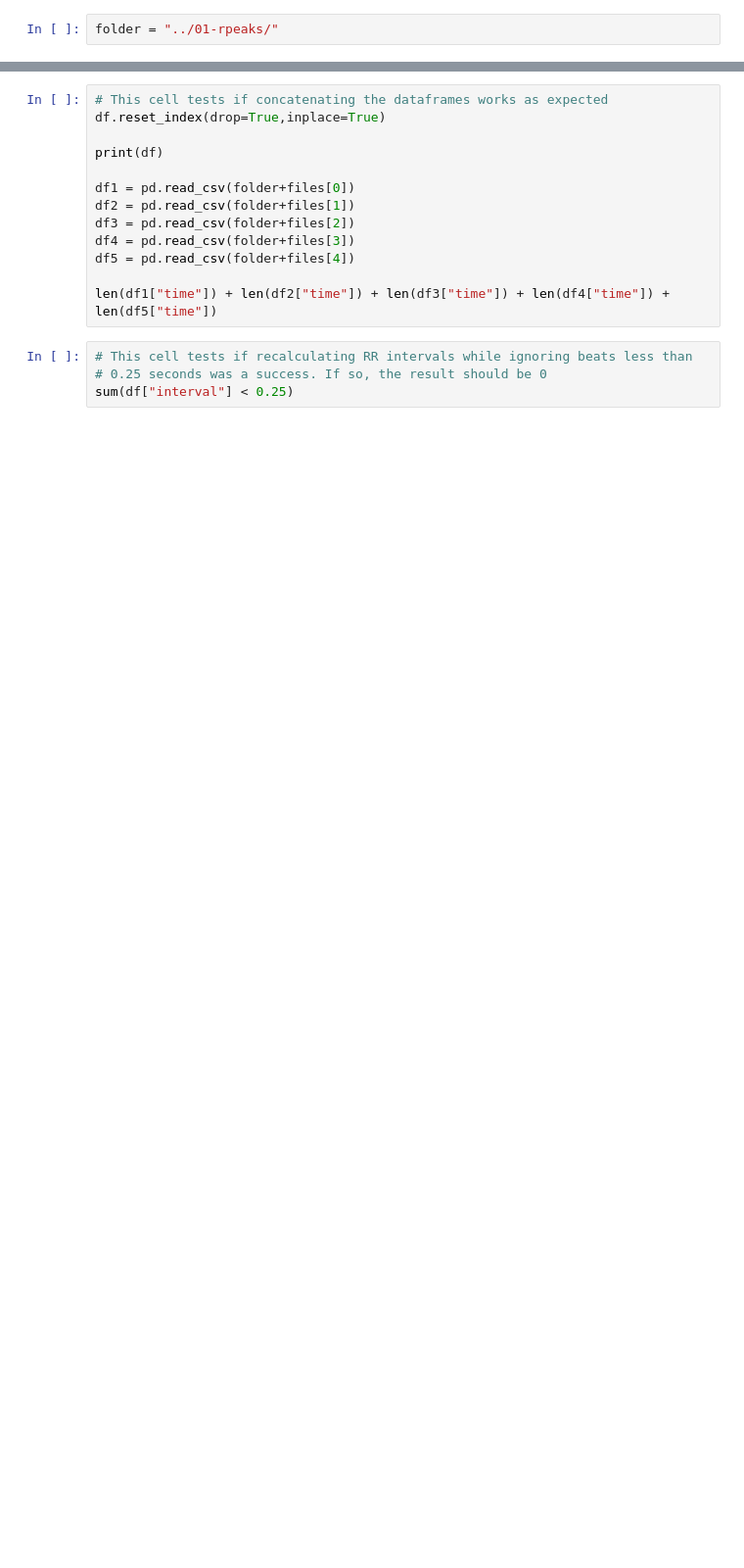
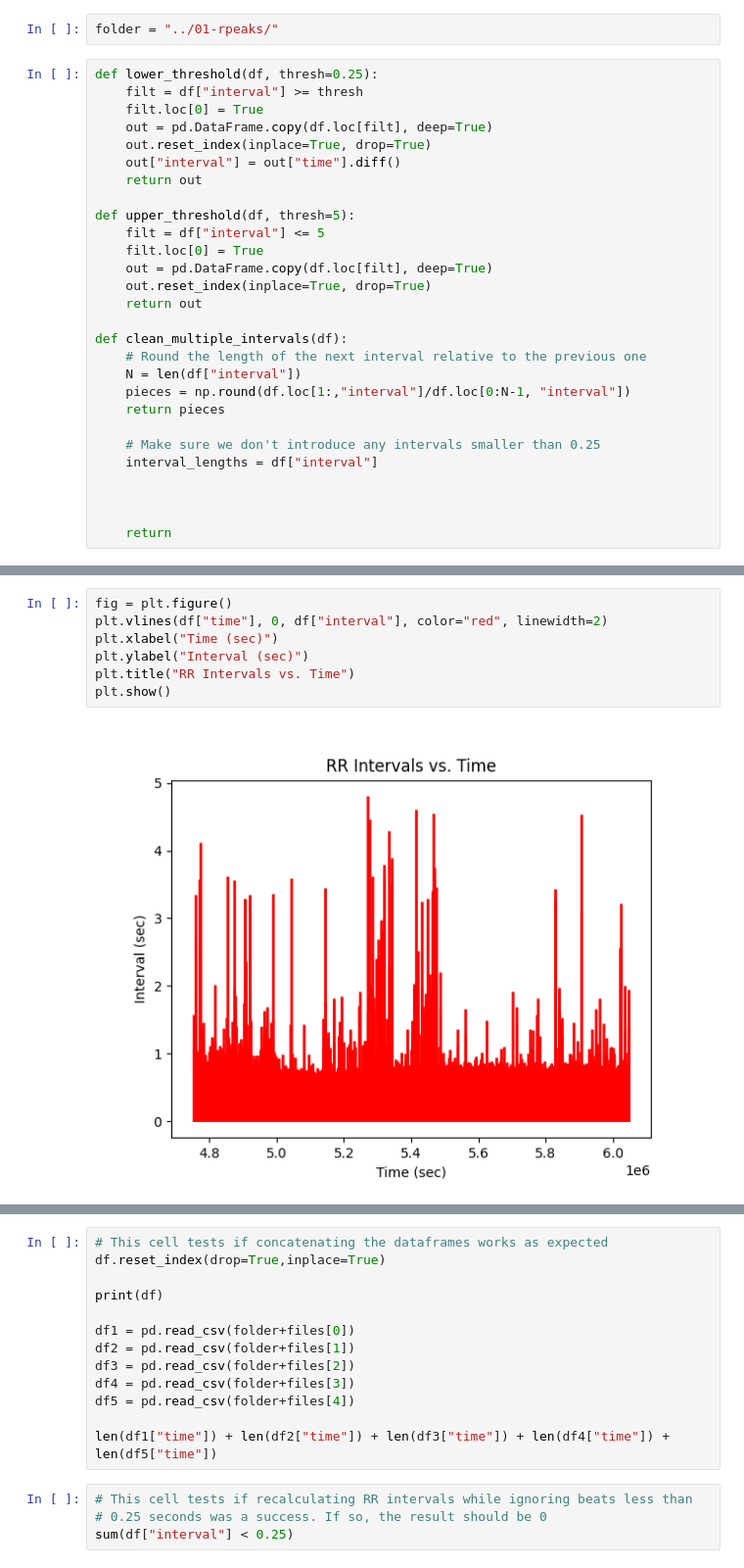
Before and after one commit to aidanlokeeffe/nicu_hrv_analysis, a Jupyter notebook: notebooks/02-clean-rr-intervals.ipynb, the cells around one changed output, grey strips where cells are left out. Shown at 98% size. Saved outputs shown, nothing was run; the diff lists cells and outputs as text; blank space fills up the shorter version.

```diff
--- a/notebooks/02-clean-rr-intervals.ipynb
+++ b/notebooks/02-clean-rr-intervals.ipynb
@@ -9,2 +11,30 @@ from os import scandir
 # %%
 folder = "../01-rpeaks/"
+# %%
+def lower_threshold(df, thresh=0.25):
+    filt = df["interval"] >= thresh
+    filt.loc[0] = True
+    out = pd.DataFrame.copy(df.loc[filt], deep=True)
+    out.reset_index(inplace=True, drop=True)
+    out["interval"] = out["time"].diff()
+    return out
+
+def upper_threshold(df, thresh=5):
+    filt = df["interval"] <= 5
+    filt.loc[0] = True
+    out = pd.DataFrame.copy(df.loc[filt], deep=True)
+    out.reset_index(inplace=True, drop=True)
+    return out
+
+def clean_multiple_intervals(df):
+    # Round the length of the next interval relative to the previous one
+    N = len(df["interval"])
+    pieces = np.round(df.loc[1:,"interval"]/df.loc[0:N-1, "interval"])
+    return pieces
+
+    # Make sure we don't introduce any intervals smaller than 0.25
+    interval_lengths = df["interval"]
+
+
+
+    return
@@ -10,0 +113,9 @@ folder = "../01-rpeaks/"
+# %%
+fig = plt.figure()
+plt.vlines(df["time"], 0, df["interval"], color="red", linewidth=2)
+plt.xlabel("Time (sec)")
+plt.ylabel("Interval (sec)")
+plt.title("RR Intervals vs. Time")
+plt.show()
+# %% [output]
+[figure, added]
```
Also changed, not shown: parts of 11 cells of this notebook.
